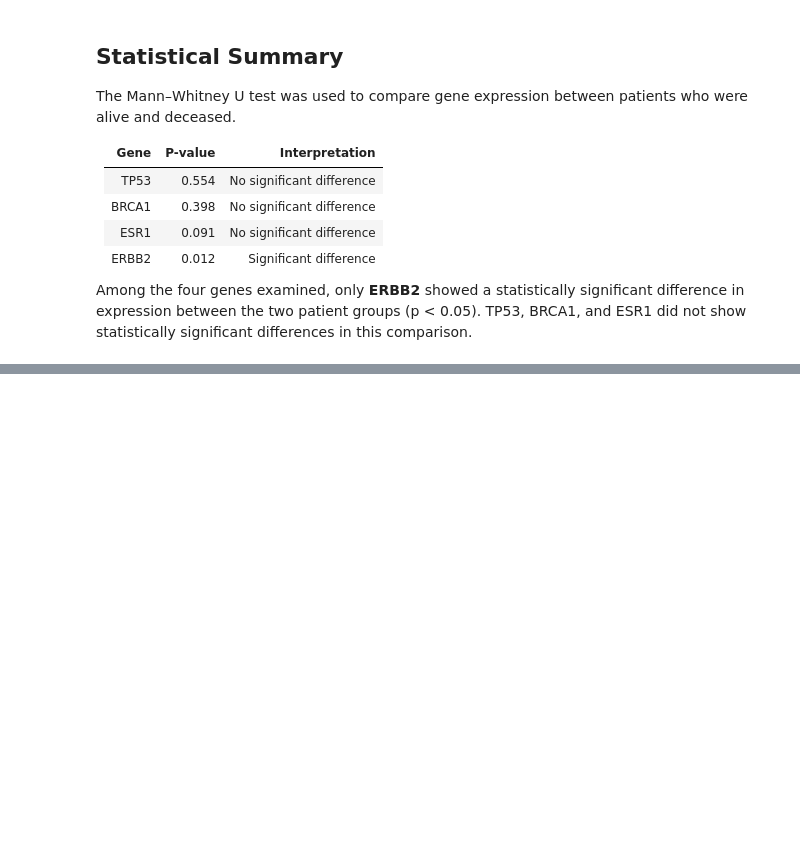
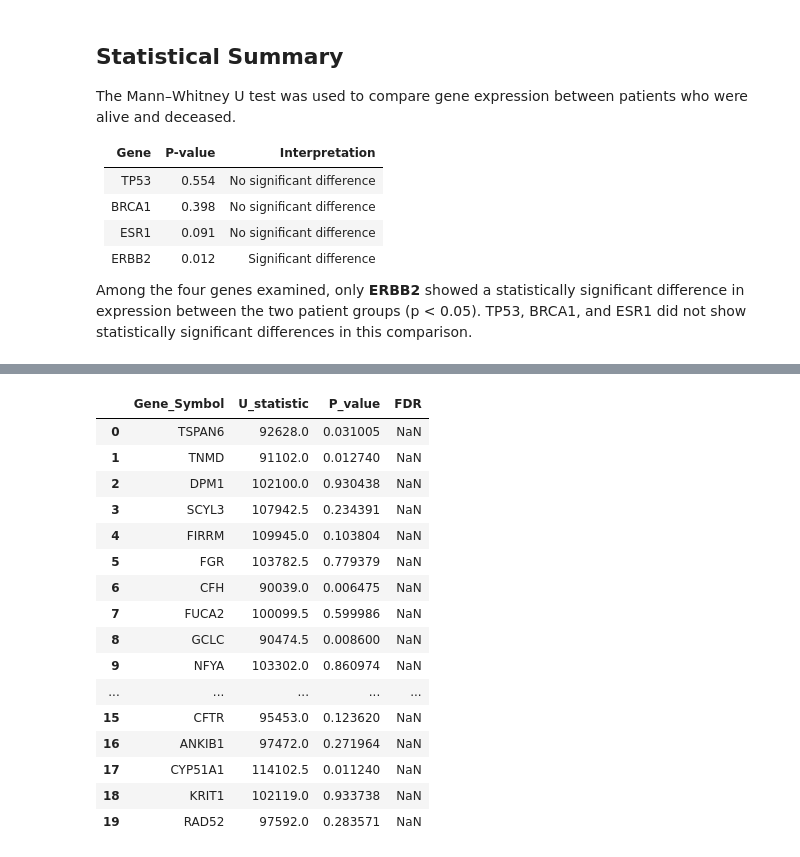
Before and after one commit to palrabheru/tcga-biomarker-discovery, a Jupyter notebook: notebooks/biomarker_analysis.ipynb, the cells around one changed output, grey strips where cells are left out. Drawn from its saved outputs; the diff is of its cells as text; code cells hidden in the pictures; blank space fills up the shorter version.

Commit message:
Perform genome-wide biomarker discovery using TCGA BRCA data

```diff
--- a/notebooks/biomarker_analysis.ipynb
+++ b/notebooks/biomarker_analysis.ipynb
@@ -851,0 +899,11 @@ Among the four genes examined, only **ERBB2** showed a statistically significant
+# %%
+results_df = pd.DataFrame(
+    results,
+    columns=[
+        "Gene_Symbol",
+        "U_statistic",
+        "P_value"
+    ]
+)
+
+results_df.head()
@@ -851,0 +919,7 @@ Among the four genes examined, only **ERBB2** showed a statistically significant
+# %%
+results_df["FDR"] = multipletests(
+    results_df["P_value"],
+    method="fdr_bh"
+)[1]
+
+results_df.head()
@@ -851,0 +933,24 @@ Among the four genes examined, only **ERBB2** showed a statistically significant
+# %%
+results_df = results_df.sort_values(
+    "FDR"
+)
+
+results_df.head(20)
+# %% [output]
+|  | Gene_Symbol | U_statistic | P_value | FDR |
+| 0 | TSPAN6 | 92628.0 | 0.031005 | NaN |
+| 1 | TNMD | 91102.0 | 0.012740 | NaN |
+| 2 | DPM1 | 102100.0 | 0.930438 | NaN |
+| 3 | SCYL3 | 107942.5 | 0.234391 | NaN |
+| 4 | FIRRM | 109945.0 | 0.103804 | NaN |
+| 5 | FGR | 103782.5 | 0.779379 | NaN |
+| 6 | CFH | 90039.0 | 0.006475 | NaN |
+| 7 | FUCA2 | 100099.5 | 0.599986 | NaN |
+| 8 | GCLC | 90474.5 | 0.008600 | NaN |
+| 9 | NFYA | 103302.0 | 0.860974 | NaN |
+| ... | ... | ... | ... | ... |
+| 15 | CFTR | 95453.0 | 0.123620 | NaN |
+| 16 | ANKIB1 | 97472.0 | 0.271964 | NaN |
+| 17 | CYP51A1 | 114102.5 | 0.011240 | NaN |
+| 18 | KRIT1 | 102119.0 | 0.933738 | NaN |
+| 19 | RAD52 | 97592.0 | 0.283571 | NaN |
```
Also changed, not shown: parts of 12 cells of this notebook, 1 other file.
